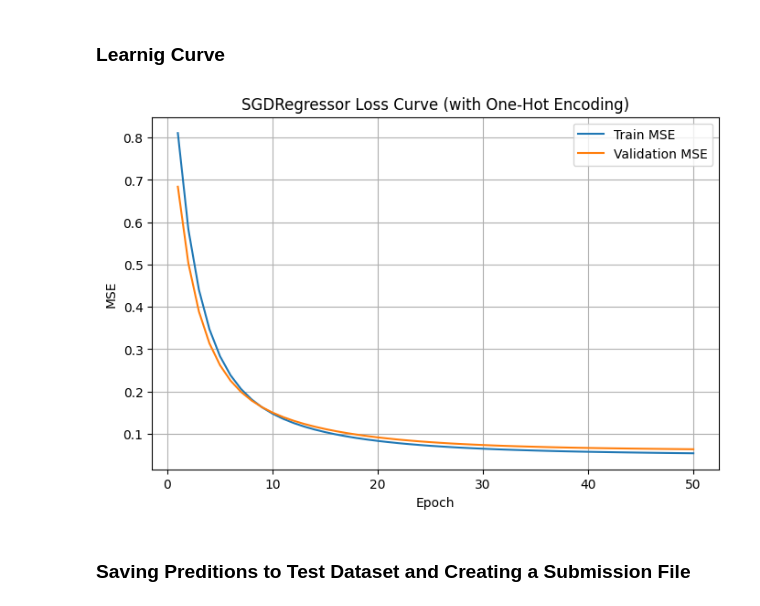
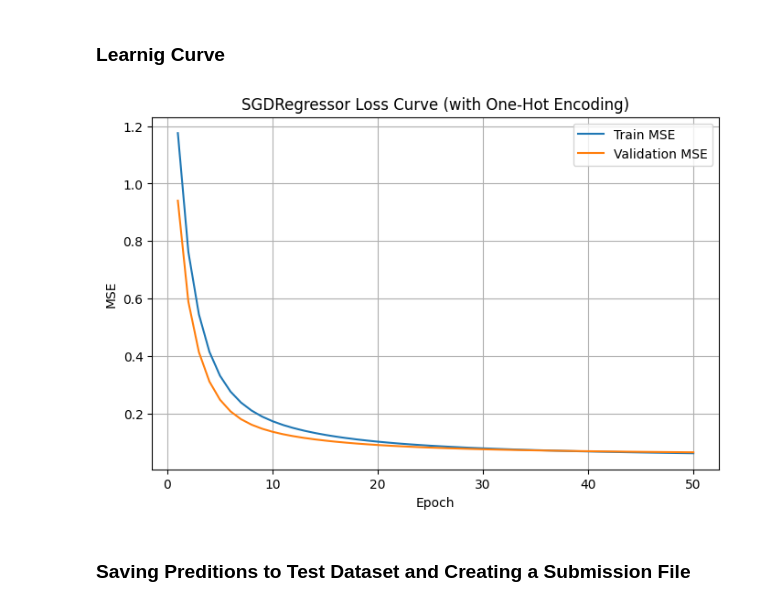
Before and after one commit to ammarelghamry16/ML-projects, a Jupyter notebook: laptop_price_ml.ipynb, the cells around one changed output. Drawn from its saved outputs; the diff is of its cells as text; code cells hidden in the pictures.

```diff
--- a/laptop_price_ml.ipynb
+++ b/laptop_price_ml.ipynb
@@ -573,6 +602,23 @@ df_test.drop(columns=['GPU_Type'],inplace=True)
 # %%
 df.drop(columns=['CPU_Type'],inplace=True)
 df_test.drop(columns=['CPU_Type'],inplace=True)
+df.drop(columns=['CPU_Company'],inplace=True)
+df_test.drop(columns=['CPU_Company'],inplace=True)
+# %%
+cpu_tier_map = {'Low': 1, 'Mid': 2, 'High': 3, 'Very_High': 4}
+gpu_tier_map = {
+    'Integrated': 1,
+    'Entry_dGPU': 2,
+    'Mid_dGPU': 3,
+    'High_dGPU': 4,
+    'Other_dGPU': 2
+}
+# %%
+df['CPU_Tier']=df['CPU_Tier'].map(cpu_tier_map).fillna(2)
+df_test['CPU_Tier']=df_test['CPU_Tier'].map(cpu_tier_map).fillna(2)
+# %%
+df['GPU_Tier']=df['GPU_Tier'].map(gpu_tier_map).fillna(2)
+df_test['GPU_Tier']=df_test['GPU_Tier'].map(gpu_tier_map).fillna(2)
 # %%
 df.sample(10)
 # %% [output]
@@ -1145,7 +1196,7 @@ import matplotlib.pyplot as plt
 
 target_col = 'Price (Euro)'
 
-categorical_features = ['Company','TypeName','CPU_Company','GPU_Company','CPU','OS']
+categorical_features = ['Company','TypeName','GPU_Company','CPU','OS']
 numeric_features = [c for c in df.columns
                     if c not in categorical_features + [target_col, 'id']]
 
@@ -1177,34 +1228,34 @@ model = Pipeline([
         max_iter=1,
         tol=None,
         random_state=42,
         warm_start=True,
         fit_intercept=True,
         average=False
     ))
 ])
 
 train_mse, val_mse = [], []
 
 for epoch in range(1, epochs + 1):
     model.fit(X_train, y_train)
 
     train_pred = model.predict(X_train)
     val_pred = model.predict(X_val)
 
     train_mse.append(mean_squared_error(y_train, train_pred))
     val_mse.append(mean_squared_error(y_val, val_pred))
 
 plt.figure(figsize=(8,5))
 plt.plot(range(1, epochs+1), train_mse, label="Train MSE")
 plt.plot(range(1, epochs+1), val_mse, label="Validation MSE")
 plt.xlabel("Epoch")
 plt.ylabel("MSE")
 plt.title("SGDRegressor Loss Curve (with One-Hot Encoding)")
 plt.grid(True)
 plt.legend()
 plt.show()
 # %% [output]
-[figure, old version]
+[figure, new version]
 # %% [markdown]
 ### **Saving Preditions to Test Dataset and Creating a Submission File**
 # %%
```
Also changed, not shown: parts of 32 cells of this notebook, 1 other file.
